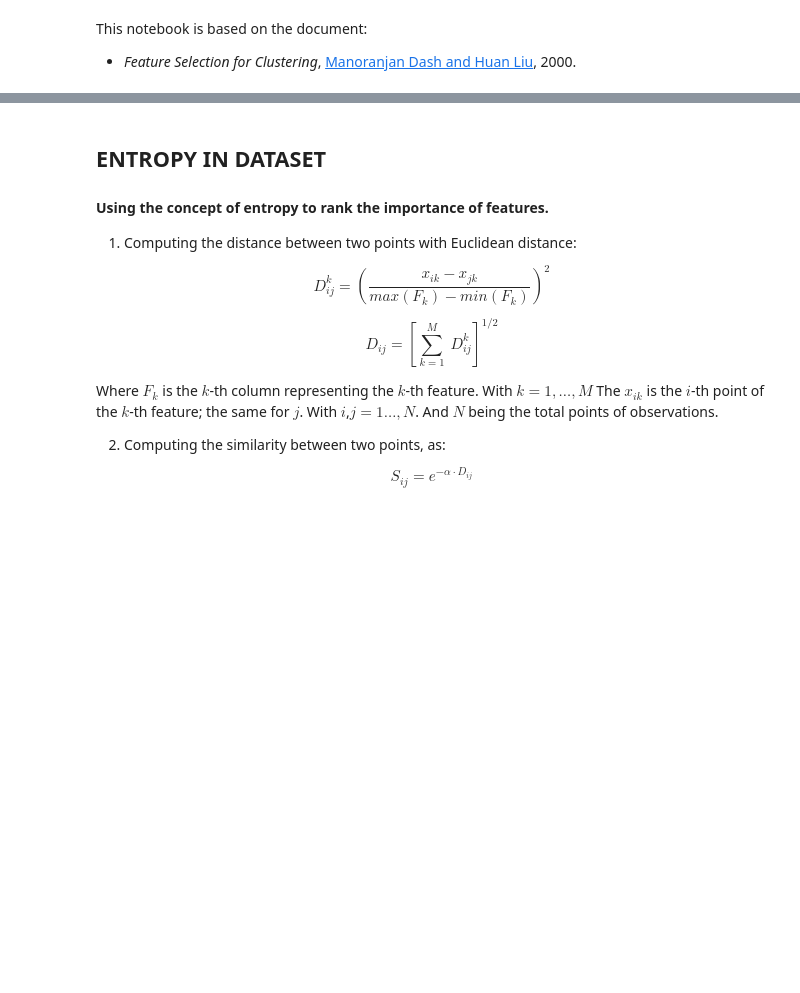
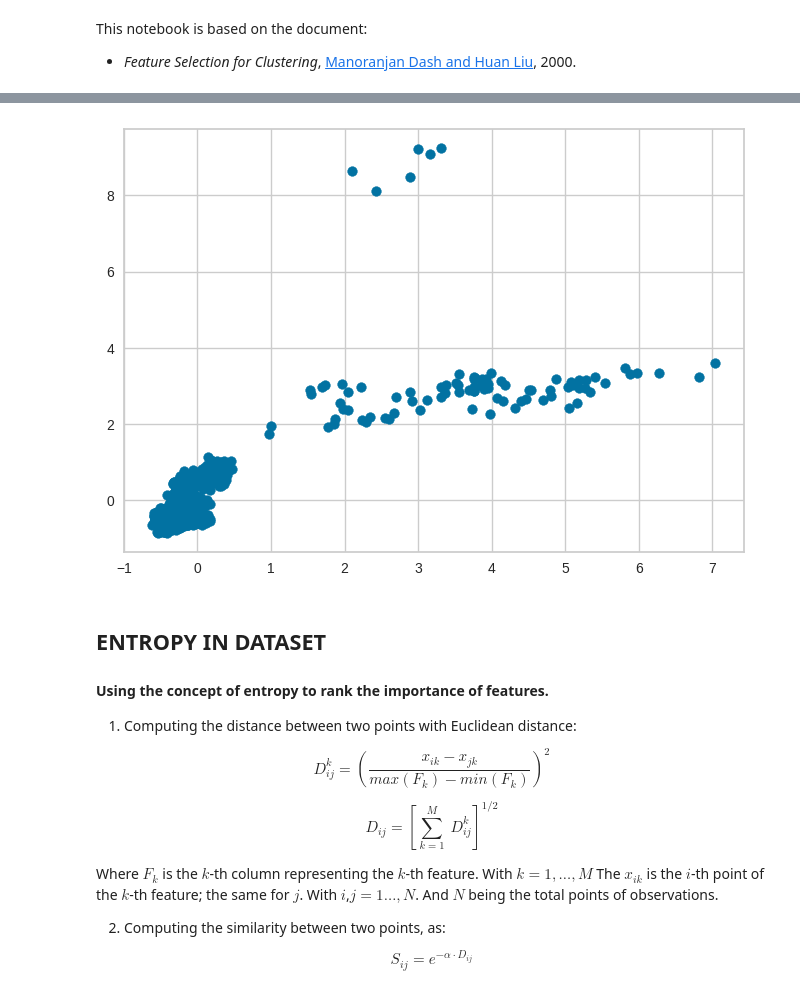
Before and after one commit to Chinnasf/FUSION-EP-Master-Thesis, a Jupyter notebook: Clustering/Feature_Selection_Notes/Feature_Selection_Algorithm.ipynb, the cells around one changed output, grey strips where cells are left out. Cells and saved outputs as stored; diff of their text form; code cells hidden in the pictures; blank space fills up the shorter version.

```diff
--- a/Clustering/Feature_Selection_Notes/Feature_Selection_Algorithm.ipynb
+++ b/Clustering/Feature_Selection_Notes/Feature_Selection_Algorithm.ipynb
@@ -44,3 +64,7 @@ N,M = data.shape
+# %%
+plt.scatter(data.BETASTAR, data.RHOSTAR);
+# %% [output]
+[figure, added]
 # %% [markdown]
 ## ENTROPY IN DATASET
 #### Using the concept of entropy to rank the importance of features.
```
Also changed, not shown: parts of 2 cells of this notebook, 7 other files.
